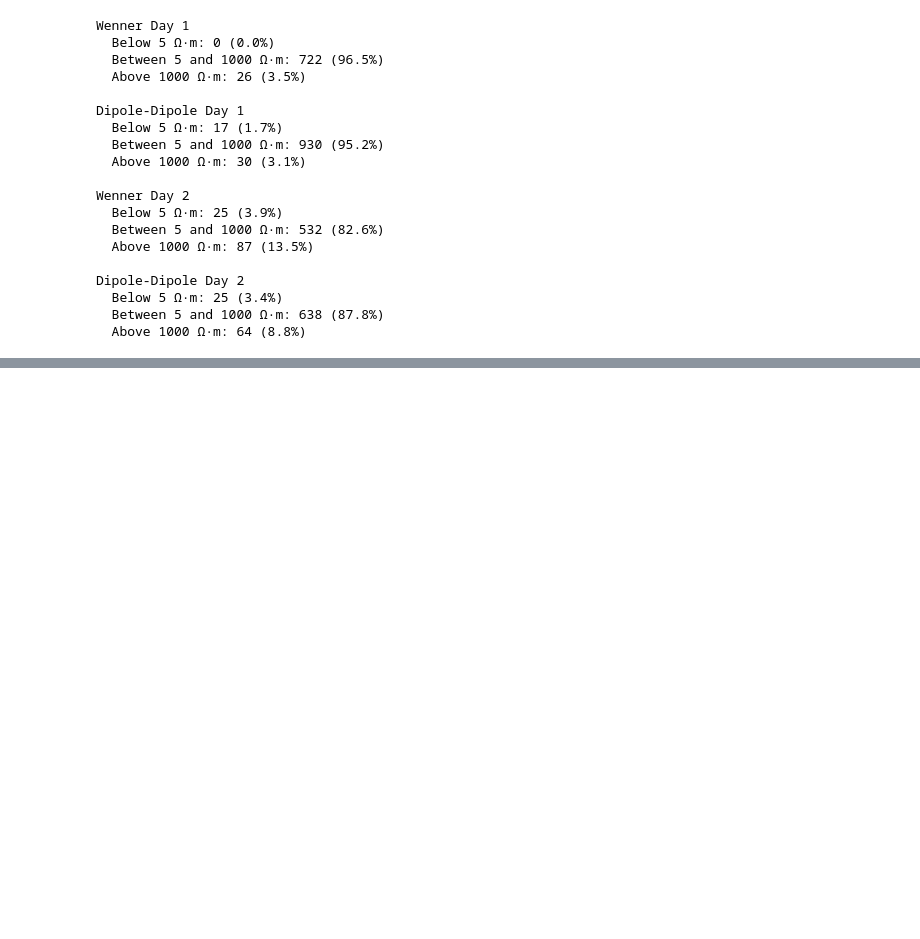
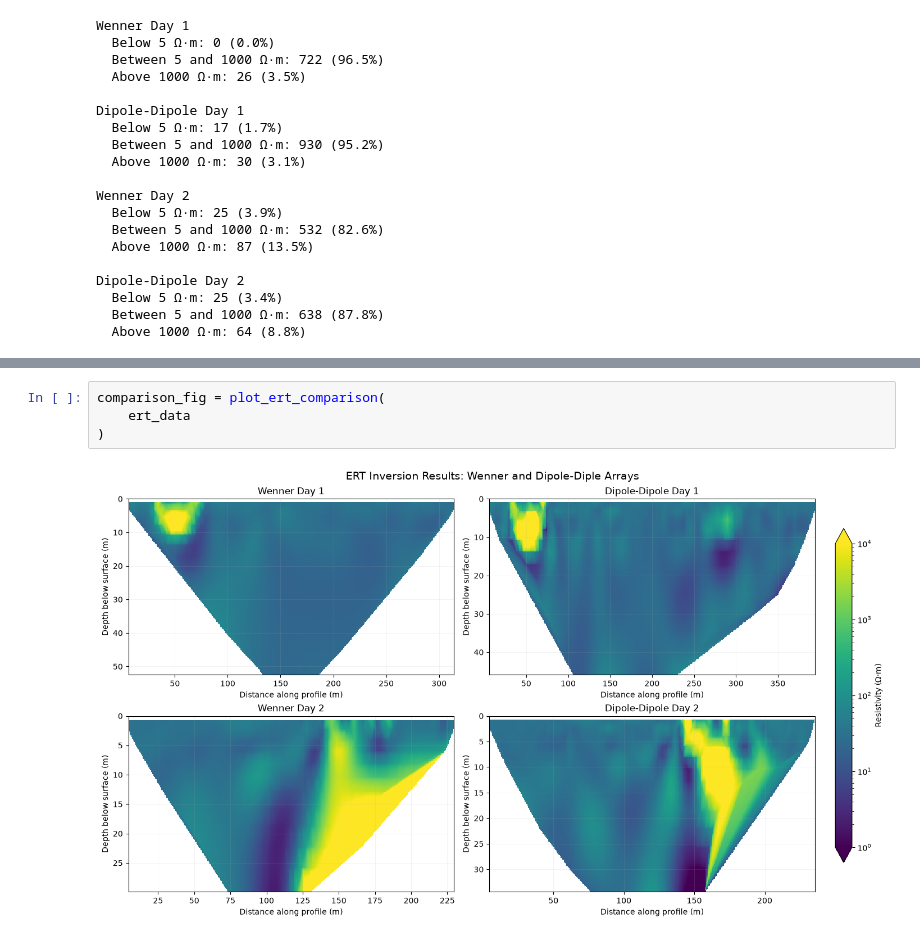
Before and after one commit to thejuanestevez/ert-project, a Jupyter notebook: notebooks/ert_visualization.ipynb, the cells around one changed output, grey strips where cells are left out. Drawn from its saved outputs; the diff is of its cells as text; blank space fills up the shorter version.

```diff
--- a/notebooks/ert_visualization.ipynb
+++ b/notebooks/ert_visualization.ipynb
@@ -314,0 +342,6 @@ Dipole-Dipole Day 1
+# %%
+comparison_fig = plot_ert_comparison(
+    ert_data
+)
+# %% [output]
+[figure, added]
```
Also changed, not shown: parts of 6 cells of this notebook, 3 other files.
